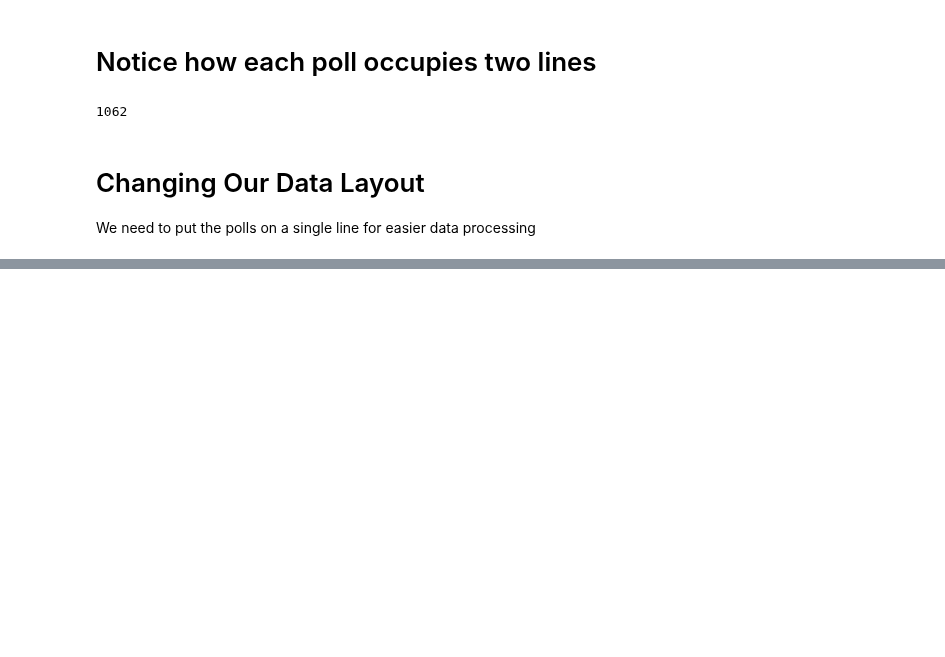
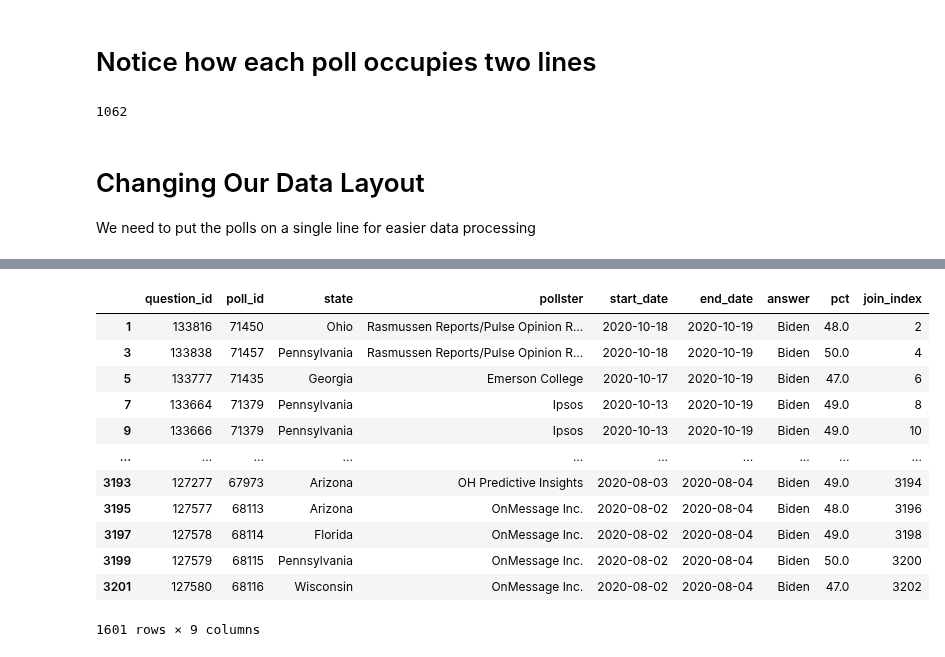
Before and after one commit to espSiyam/Data-Science--Analytics---AI-for-Business---the-Real-World-, a Jupyter notebook: Case Studies/US Presidential Election.ipynb, the cells around one changed output, grey strips where cells are left out. Drawn from its saved outputs; the diff is of its cells as text; code cells hidden in the pictures; blank space fills up the shorter version.

```diff
--- a/Case Studies/US Presidential Election.ipynb
+++ b/Case Studies/US Presidential Election.ipynb
@@ -253,0 +267,3 @@ We need to put the polls on a single line for easier data processing
+# %%
+df.index = np.arange(1, len(df) + 1)
+print(df.index)
@@ -253,0 +298,3 @@ We need to put the polls on a single line for easier data processing
+# %%
+df['join_index'] = df.index+1
+df['join_index']
@@ -253,0 +329,17 @@ We need to put the polls on a single line for easier data processing
+# %%
+odd_rows = df[df.index % 2 == 1]
+odd_rows
+# %% [output]
+|  | question_id | poll_id | state | pollster | start_date | end_date | answer | pct | join_index |
+| 1 | 133816 | 71450 | Ohio | Rasmussen Reports/Pulse Opinion R... | 2020-10-18 | 2020-10-19 | Biden | 48.0 | 2 |
+| 3 | 133838 | 71457 | Pennsylvania | Rasmussen Reports/Pulse Opinion R... | 2020-10-18 | 2020-10-19 | Biden | 50.0 | 4 |
+| 5 | 133777 | 71435 | Georgia | Emerson College | 2020-10-17 | 2020-10-19 | Biden | 47.0 | 6 |
+| 7 | 133664 | 71379 | Pennsylvania | Ipsos | 2020-10-13 | 2020-10-19 | Biden | 49.0 | 8 |
+| 9 | 133666 | 71379 | Pennsylvania | Ipsos | 2020-10-13 | 2020-10-19 | Biden | 49.0 | 10 |
+| ... | ... | ... | ... | ... | ... | ... | ... | ... | ... |
+| 3193 | 127277 | 67973 | Arizona | OH Predictive Insights | 2020-08-03 | 2020-08-04 | Biden | 49.0 | 3194 |
+| 3195 | 127577 | 68113 | Arizona | OnMessage Inc. | 2020-08-02 | 2020-08-04 | Biden | 48.0 | 3196 |
+| 3197 | 127578 | 68114 | Florida | OnMessage Inc. | 2020-08-02 | 2020-08-04 | Biden | 49.0 | 3198 |
+| 3199 | 127579 | 68115 | Pennsylvania | OnMessage Inc. | 2020-08-02 | 2020-08-04 | Biden | 50.0 | 3200 |
+| 3201 | 127580 | 68116 | Wisconsin | OnMessage Inc. | 2020-08-02 | 2020-08-04 | Biden | 47.0 | 3202 |
+1601 rows × 9 columns
```
Also changed, not shown: parts of 9 cells of this notebook.
